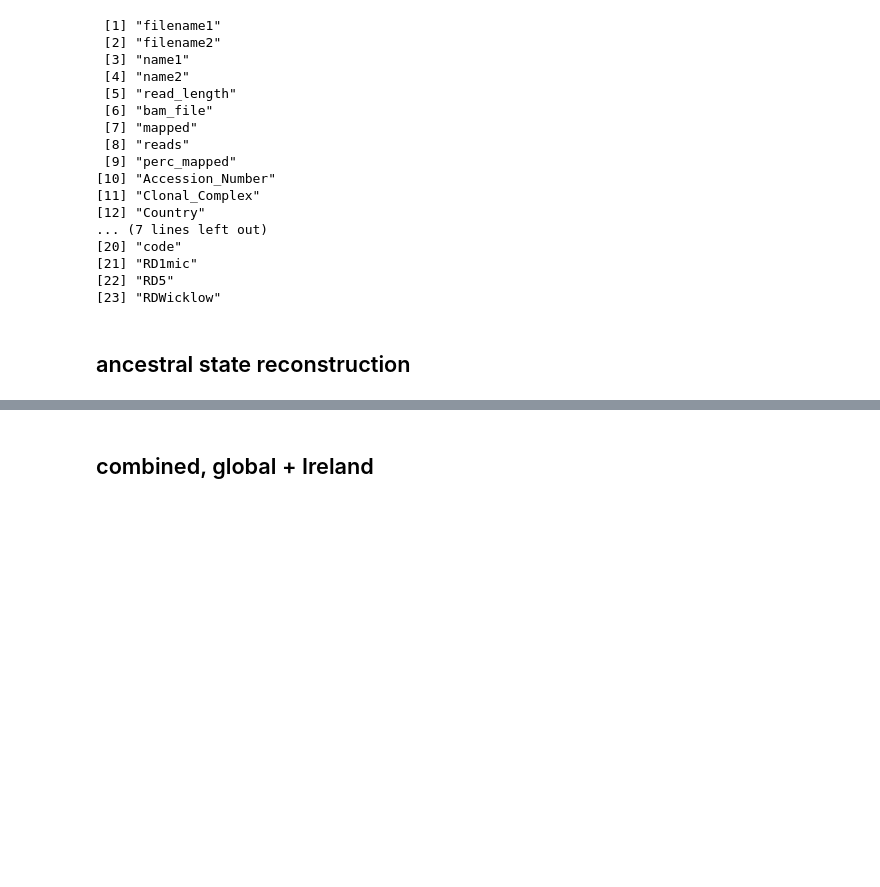
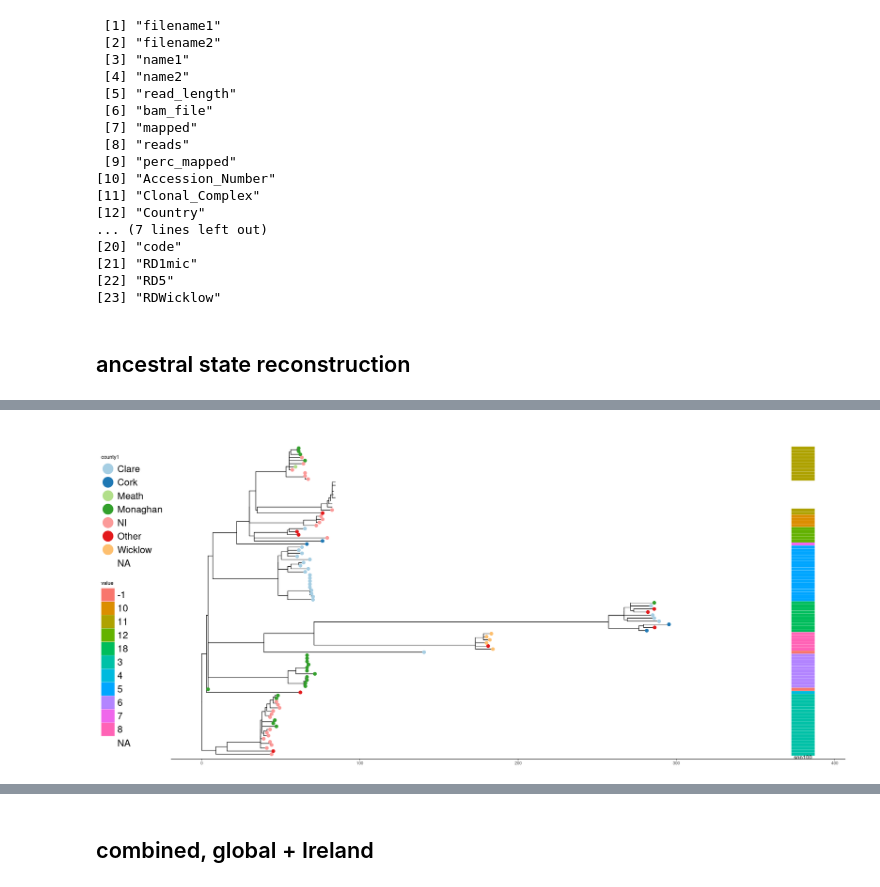
Before and after one commit to dmnfarrell/snipgenie, a Jupyter notebook: notebooks/lineages_tree.ipynb, the cells around one changed output, grey strips where cells are left out. Saved outputs shown, nothing was run; the diff lists cells and outputs as text; code cells hidden in the pictures; blank space fills up the shorter version.

```diff
--- a/notebooks/lineages_tree.ipynb
+++ b/notebooks/lineages_tree.ipynb
@@ -82,0 +79,10 @@ rd
+# %%
+randtips<-sample(iretree$tip.label,100)
+randtree <- keep.tip(iretree, randtips)
+#ggtreefruit(randtree, meta2, col1='county')
+options(repr.plot.width=22, repr.plot.height=10)
+ggplottree(randtree, meta2, layout='rect','county1', 'snp100', cmap='Paired')
+#labels <- list(Wicklow=10,Monaghan=20)
+#p<-labelclades(p, labels)
+#highlightclades(p)
+# %% [output]
@@ -82,0 +91 @@ rd
+[figure, new version]
```
Also changed, not shown: parts of 10 cells of this notebook, 11 other files.
